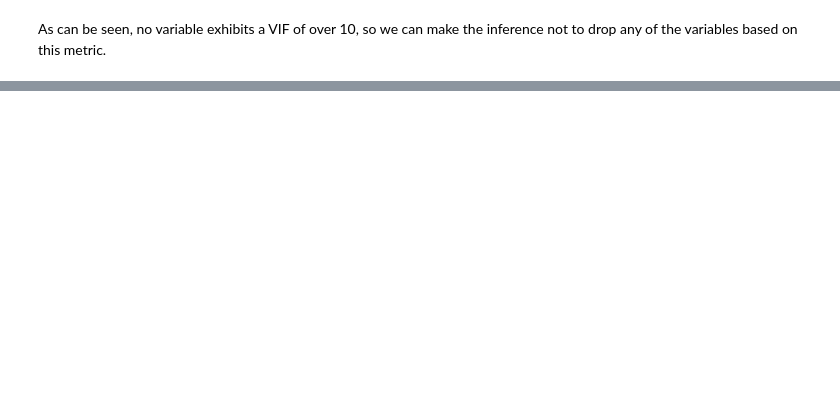
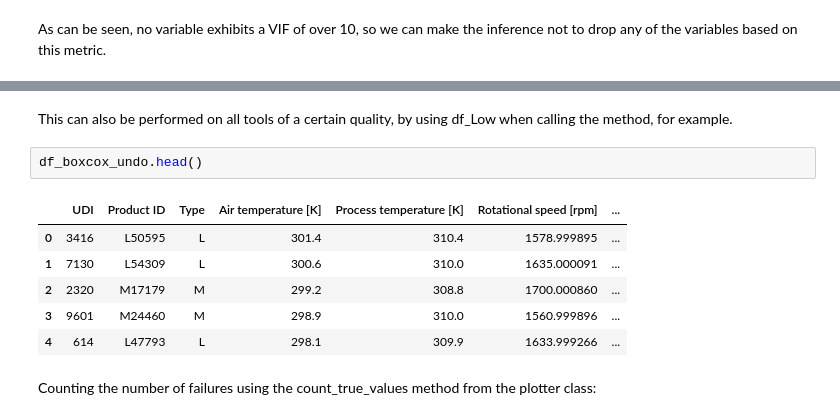
Before and after one commit to JoeWilson24/exploratory-data-analysis---the-manufacturing-process266, a Jupyter notebook: EDA.ipynb, the cells around one changed output, grey strips where cells are left out. Drawn from its saved outputs; the diff is of its cells as text; blank space fills up the shorter version.

```diff
--- a/EDA.ipynb
+++ b/EDA.ipynb
@@ -320,0 +404,13 @@ As can be seen, no variable exhibits a VIF of over 10, so we can make the infere
+# %% [markdown]
+This can also be performed on all tools of a certain quality, by using df_Low when calling the method, for example.
+# %%
+df_boxcox_undo.head()
+# %% [output]
+|  | UDI | Product ID | Type | Air temperature [K] | Process temperature [K] | Rotational speed [rpm] | ... |
+| 0 | 3416 | L50595 | L | 301.4 | 310.4 | 1578.999895 | ... |
+| 1 | 7130 | L54309 | L | 300.6 | 310.0 | 1635.000091 | ... |
+| 2 | 2320 | M17179 | M | 299.2 | 308.8 | 1700.000860 | ... |
+| 3 | 9601 | M24460 | M | 298.9 | 310.0 | 1560.999896 | ... |
+| 4 | 614 | L47793 | L | 298.1 | 309.9 | 1633.999266 | ... |
+# %% [markdown]
+Counting the number of failures using the count_true_values method from the plotter class:
```
Also changed, not shown: parts of 34 cells of this notebook, 5 other files.
